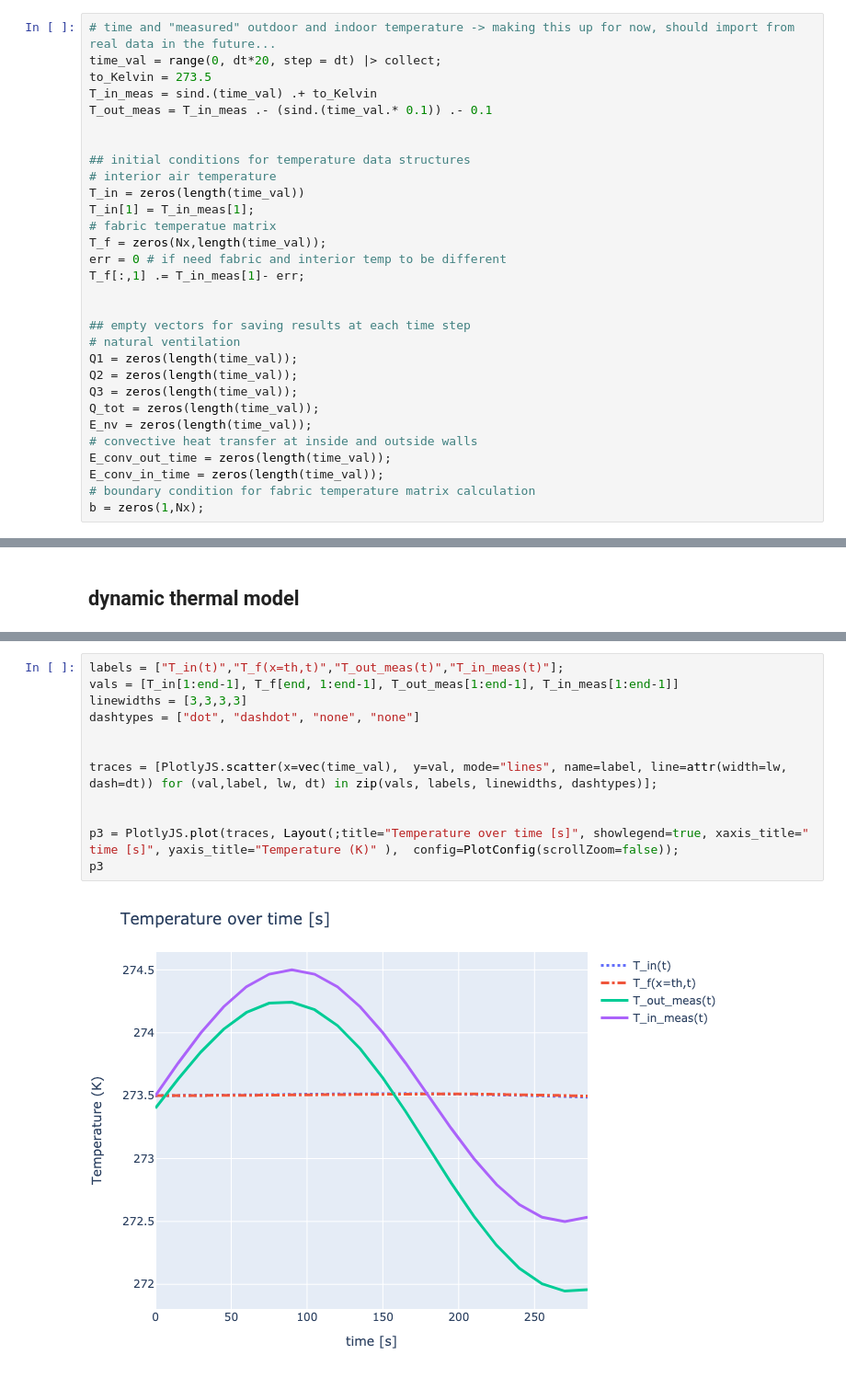
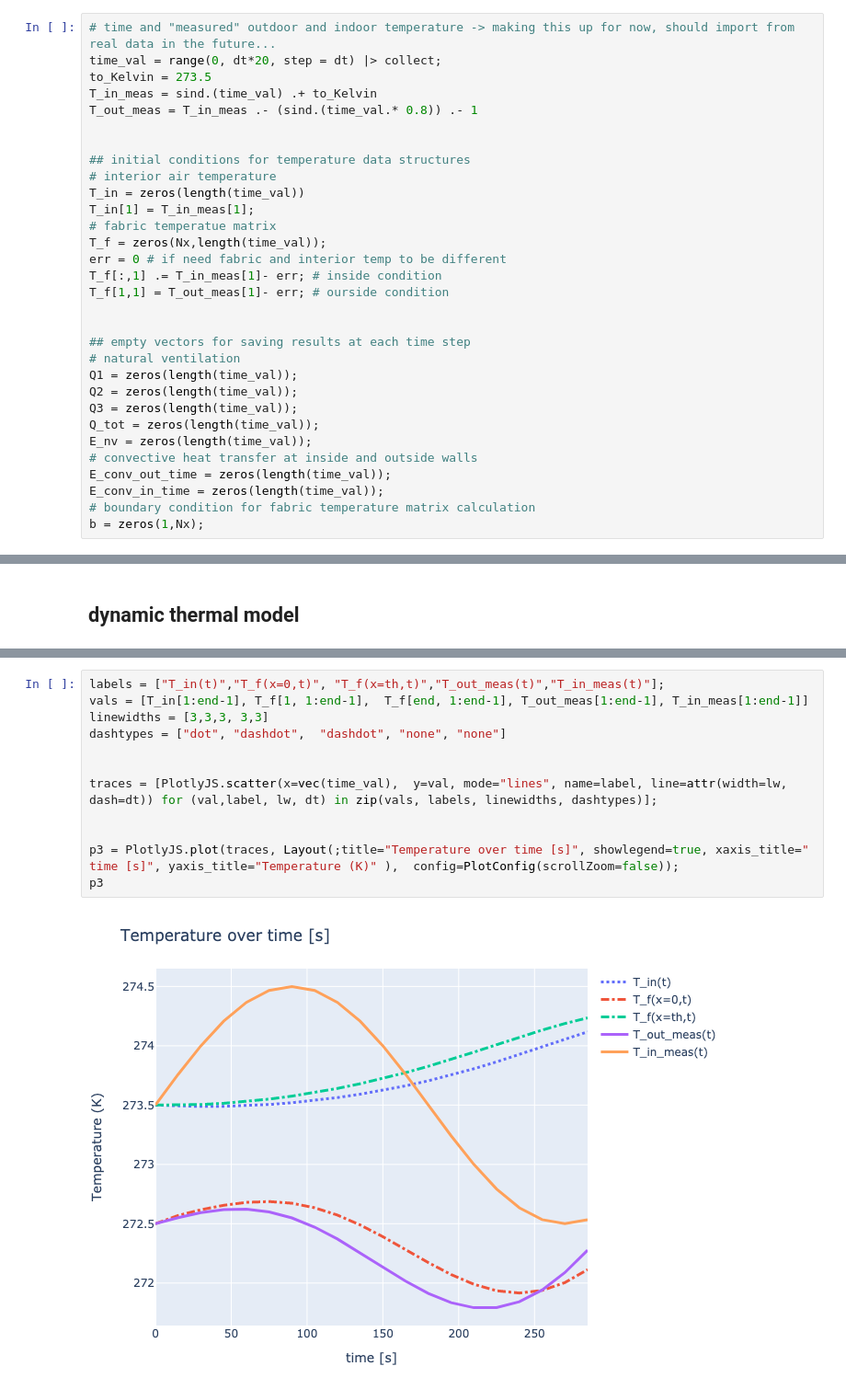
Before and after one commit to juliet29/bthermal_model, a Jupyter notebook: notebooks/appliedBtm_111622.ipynb, the cells around one changed output, grey strips where cells are left out. Shown: that part at 92% size. Drawn from its saved outputs; the diff is of its cells as text.

```diff
--- a/notebooks/appliedBtm_111622.ipynb
+++ b/notebooks/appliedBtm_111622.ipynb
@@ -97,7 +113,7 @@ w3["cd"] = cd_pivot(w3["alpha"]);
 time_val = range(0, dt*20, step = dt) |> collect;
 to_Kelvin = 273.5
 T_in_meas = sind.(time_val) .+ to_Kelvin
-T_out_meas = T_in_meas .- (sind.(time_val.* 0.1)) .- 0.1
+T_out_meas = T_in_meas .- (sind.(time_val.* 0.8)) .- 1
 
 
 ## initial conditions for temperature data structures
@@ -107,7 +123,8 @@ T_in[1] = T_in_meas[1];
 # fabric temperatue matrix
 T_f = zeros(Nx,length(time_val));
 err = 0 # if need fabric and interior temp to be different
-T_f[:,1] .= T_in_meas[1]- err;
+T_f[:,1] .= T_in_meas[1]- err; # inside condition
+T_f[1,1] = T_out_meas[1]- err; # ourside condition
 
 
 ## empty vectors for saving results at each time step
@@ -201,16 +230,16 @@ b [-663.0255261241266, 0.0, -0.005095557821835467], time_val 20
 # %%
-labels = ["T_in(t)","T_f(x=th,t)","T_out_meas(t)","T_in_meas(t)"];
-vals = [T_in[1:end-1], T_f[end, 1:end-1], T_out_meas[1:end-1], T_in_meas[1:end-1]]
-linewidths = [3,3,3,3]
-dashtypes = ["dot", "dashdot", "none", "none"]
+labels = ["T_in(t)","T_f(x=0,t)", "T_f(x=th,t)","T_out_meas(t)","T_in_meas(t)"];
+vals = [T_in[1:end-1], T_f[1, 1:end-1],  T_f[end, 1:end-1], T_out_meas[1:end-1], T_in_meas[1:end-1]]
+linewidths = [3,3,3, 3,3]
+dashtypes = ["dot", "dashdot",  "dashdot", "none", "none"]
 
 
 traces = [PlotlyJS.scatter(x=vec(time_val),  y=val, mode="lines", name=label, line=attr(width=lw, dash=dt)) for (val,label, lw, dt) in zip(vals, labels, linewidths, dashtypes)];
 
 
 p3 = PlotlyJS.plot(traces, Layout(;title="Temperature over time [s]", showlegend=true, xaxis_title=" time [s]", yaxis_title="Temperature (K)" ),  config=PlotConfig(scrollZoom=false));
 p3
 # %% [output]
-[figure, old version]
+[figure, new version]
 # %%
 
```
Also changed, not shown: parts of 10 cells of this notebook, 2 other files.
